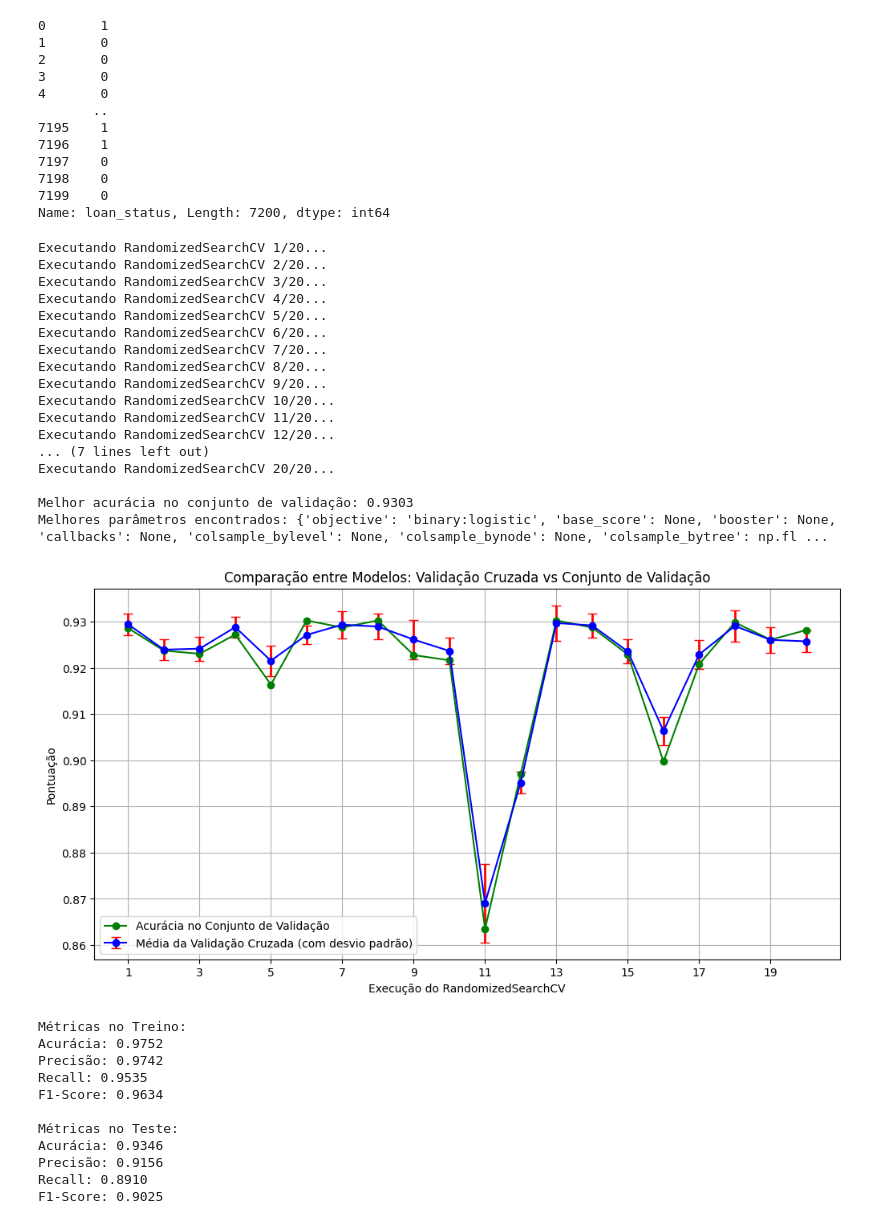
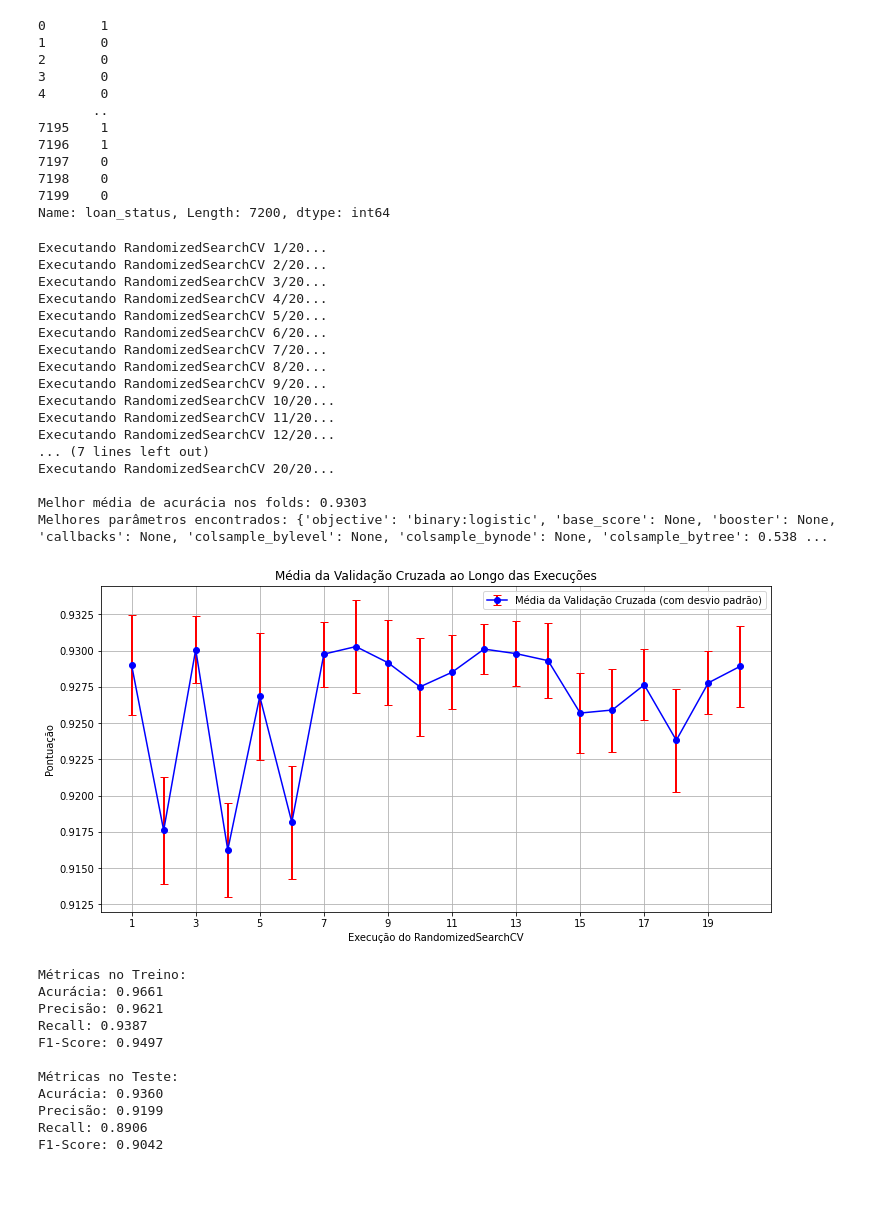
Before and after one commit to Labourguignonn/models-am, a Jupyter notebook: modelos/xgboost.ipynb, the cells around one changed output. Saved outputs shown, nothing was run; the diff lists cells and outputs as text; code cells hidden in the pictures; blank space fills up the shorter version.

```diff
--- a/modelos/xgboost.ipynb
+++ b/modelos/xgboost.ipynb
@@ -55,23 +55,23 @@ Name: loan_status, Length: 7200, dtype: int64
 # %%
 
 # Inicializar o modelo
-modelo_xgb = XGBClassifier(random_state=42, eval_metric='logloss')
+import xgboost as xgb
+
+modelo_xgb = xgb.XGBClassifier(random_state=42, eval_metric='logloss')
 
 param_dist = {
     'n_estimators': randint(50, 300),
-    'max_depth': randint(1, 21),
+    'max_depth': randint(3, 10),
     'learning_rate': uniform(0.01, 0.3),
     'subsample': uniform(0.5, 0.5),
     'colsample_bytree': uniform(0.5, 0.5),
-    'min_child_weight': randint(1, 10)
+    'gamma': uniform(0, 0.5)
 }
 
 melhores_modelos = []
 historico_mean_scores = []
 historico_std_scores = []
-historico_acuracia_val = []
 
-# executando 20 vezes o randomized search
 for i in range(20):
     print(f"Executando RandomizedSearchCV {i+1}/20...")
 
@@ -94,19 +94,12 @@ for i in range(20):
     historico_mean_scores.append(np.mean(mean_scores))
     historico_std_scores.append(np.mean(std_scores))
 
-    melhor_modelo = random_search.best_estimator_
+    melhores_modelos.append(random_search.best_estimator_)
 
-    y_val_pred = melhor_modelo.predict(X_val)
-    acuracia_val = accuracy_score(y_val, y_val_pred)
-
-    melhores_modelos.append(melhor_modelo)
-    historico_acuracia_val.append(acuracia_val)
-
-# escolhendo melhor modelo durante as 20 interações
-indice_melhor = np.argmax(historico_acuracia_val)
+indice_melhor = np.argmax(historico_mean_scores)
 melhor_modelo_final = melhores_modelos[indice_melhor]
 
-print(f"\nMelhor acurácia no conjunto de validação: {historico_acuracia_val[indice_melhor]:.4f}")
+print(f"\nMelhor média de acurácia nos folds: {historico_mean_scores[indice_melhor]:.4f}")
 print(f"Melhores parâmetros encontrados: {melhor_modelo_final.get_params()}")
 # %% [output]
 Executando RandomizedSearchCV 1/20...
@@ -124,57 +117,49 @@ Executando RandomizedSearchCV 12/20...
 ... (7 lines left out)
 Executando RandomizedSearchCV 20/20...
 
-Melhor acurácia no conjunto de validação: 0.9303
-Melhores parâmetros encontrados: {'objective': 'binary:logistic', 'base_score': None, 'booster': None, 'callbacks': None, 'colsample_bylevel': None, 'colsample_bynode': None, 'colsample_bytree': np.fl ...
+Melhor média de acurácia nos folds: 0.9303
+Melhores parâmetros encontrados: {'objective': 'binary:logistic', 'base_score': None, 'booster': None, 'callbacks': None, 'colsample_bylevel': None, 'colsample_bynode': None, 'colsample_bytree': 0.538 ...
 # %%
 import matplotlib.pyplot as plt
 
 num_interacoes = min(20, len(historico_mean_scores))
 
 plt.figure(figsize=(12, 6))
 
 # Linha azul: Média da validação cruzada + barras de erro (desvio padrão)
 plt.errorbar(
     range(1, num_interacoes + 1),
     historico_mean_scores[:num_interacoes],
     yerr=historico_std_scores[:num_interacoes],
     fmt='o-',
     color='b',
     ecolor='r',
     elinewidth=2,
     capsize=4,
     label='Média da Validação Cruzada (com desvio padrão)'
 )
 
-# Linha verde: Acurácia do modelo no conjunto de validação
-plt.plot(
-    range(1, num_interacoes + 1),
-    historico_acuracia_val[:num_interacoes],
-    'g-o',
-    label='Acurácia no Conjunto de Validação'
-)
-
 plt.xlabel('Execução do RandomizedSearchCV')
 plt.ylabel('Pontuação')
-plt.title('Comparação entre Modelos: Validação Cruzada vs Conjunto de Validação')
+plt.title('Média da Validação Cruzada ao Longo das Execuções')
 plt.xticks(range(1, num_interacoes + 1, max(1, num_interacoes // 10)))  # Ajusta os ticks
 plt.grid(True)
 plt.legend()
 
 plt.show()
 # %% [output]
-[figure, old version]
+[figure, new version]
 # %%
 import xgboost as xgb
 
 tuned_xgb = xgb.XGBClassifier(
     objective='binary:logistic',
-    colsample_bytree=0.611,
-    learning_rate=0.271,
+    colsample_bytree=0.5381541446869786,
+    learning_rate=0.14152276943226805,
     max_depth=7,
     min_child_weight=7,
-    n_estimators=194,
-    subsample=0.990,
+    n_estimators=235,
+    subsample=0.7692479352052168,
     random_state=42,
     eval_metric='logloss'
 )
@@ -209,16 +194,16 @@ print(f"Recall: {recall_test:.4f}")
 print(f"F1-Score: {f1_test:.4f}\n")
 # %% [output]
 Métricas no Treino:
-Acurácia: 0.9752
-Precisão: 0.9742
-Recall: 0.9535
-F1-Score: 0.9634
+Acurácia: 0.9661
+Precisão: 0.9621
+Recall: 0.9387
+F1-Score: 0.9497
 
 Métricas no Teste:
-Acurácia: 0.9346
-Precisão: 0.9156
-Recall: 0.8910
-F1-Score: 0.9025
+Acurácia: 0.9360
+Precisão: 0.9199
+Recall: 0.8906
+F1-Score: 0.9042
 # %%
 from sklearn.metrics import confusion_matrix, ConfusionMatrixDisplay, roc_curve, auc
 import matplotlib.pyplot as plt
```
Also changed, not shown: parts of 1 cell of this notebook, 2 other files.
